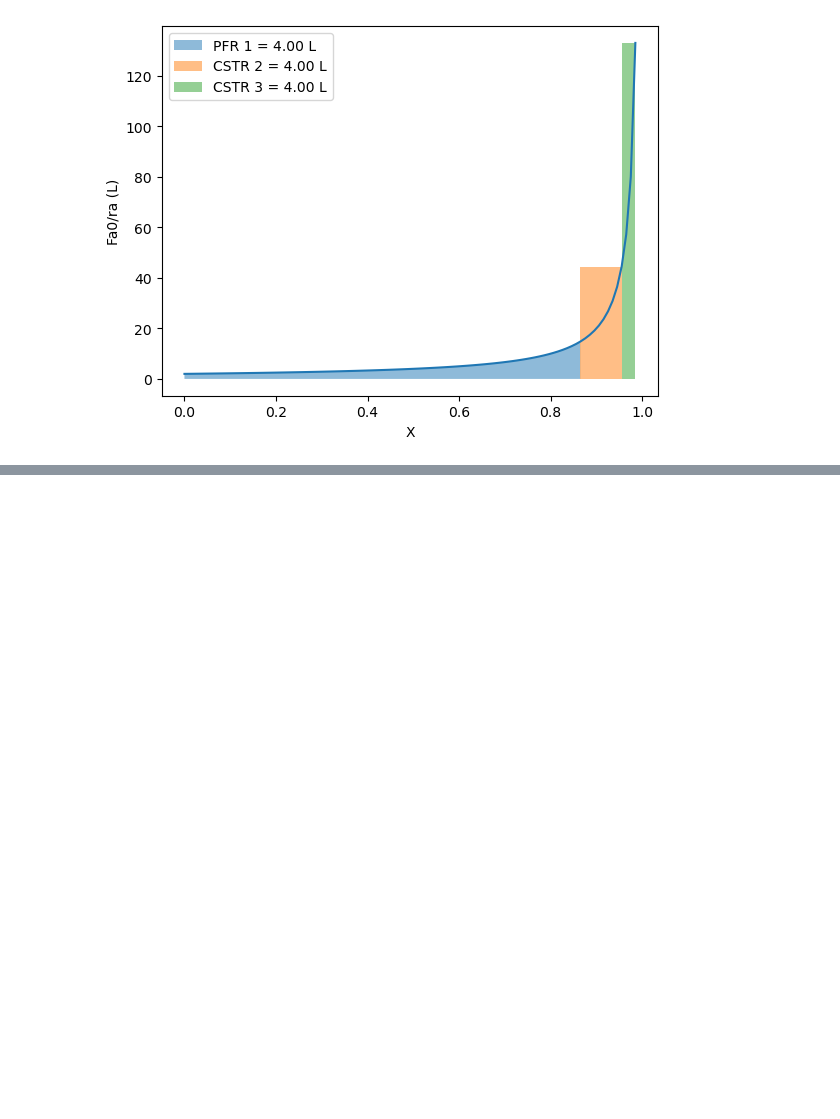
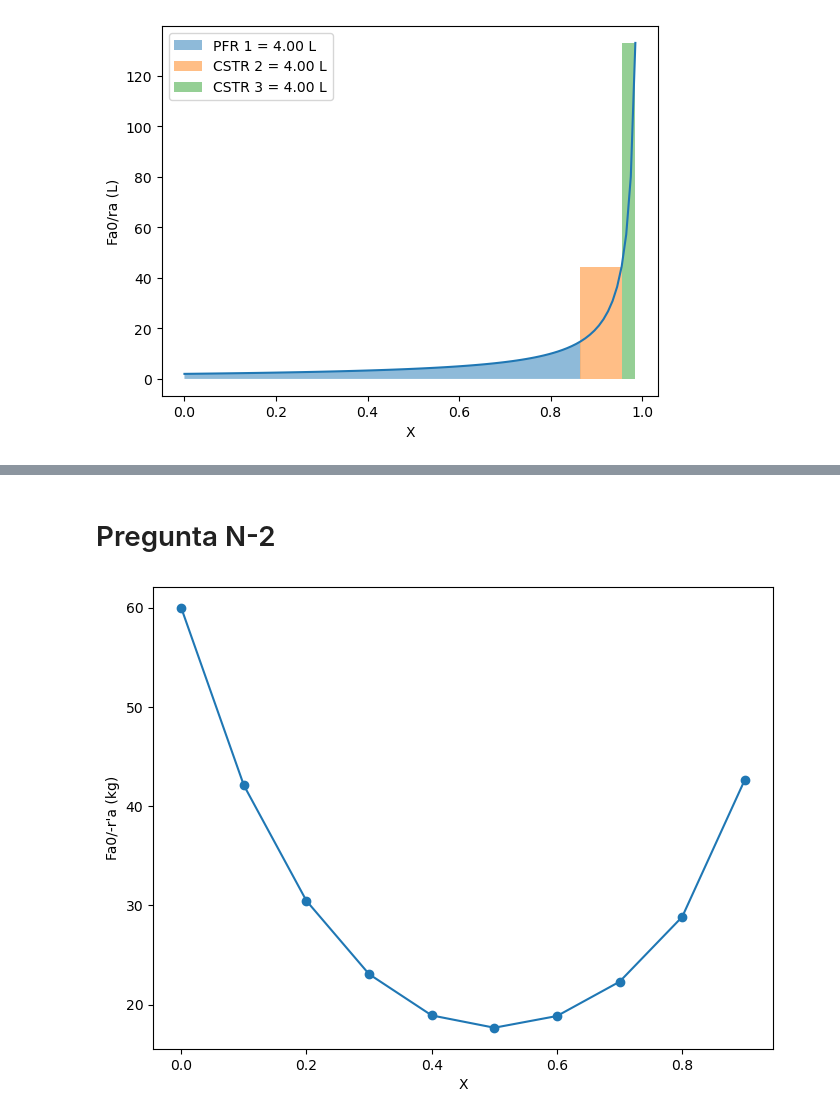
Before and after one commit to SysBioengLab/IIQ2113-Chemical-reactor-design, a Jupyter notebook: Ayudantias/ayu2_DisenoBatchContinuo.ipynb, the cells around one changed output, grey strips where cells are left out. Saved outputs shown, nothing was run; the diff lists cells and outputs as text; code cells hidden in the pictures; blank space fills up the shorter version.

```diff
--- a/Ayudantias/ayu2_DisenoBatchContinuo.ipynb
+++ b/Ayudantias/ayu2_DisenoBatchContinuo.ipynb
@@ -142,0 +191,16 @@ plt.legend()
+# %% [markdown]
+# Pregunta N-2
+# %%
+datos = {
+    'X': [0.0, 0.1, 0.2, 0.3, 0.4, 0.5, 0.6, 0.7, 0.8, 0.9],
+    'fa0_sobre_neg_ra':[60.00, 42.10, 30.45, 23.06, 18.90, 17.66, 18.84, 22.30, 28.84, 42.66]
+}
+
+df_n2 = pd.DataFrame(datos)
+fig, ax = plt.subplots(figsize=(8, 6))
+ax.plot(df_n2['X'], df_n2['fa0_sobre_neg_ra'], marker='o', linestyle='-')
+ax.set_xlabel('X')
+ax.set_ylabel("Fa0/-r'a (kg)")
+fig.savefig('data_plots/diseno_batch_continuo_2_1.pdf', transparent = True)
+# %% [output]
+[figure, added]
```
Also changed, not shown: parts of 8 cells of this notebook, 6 other files.
